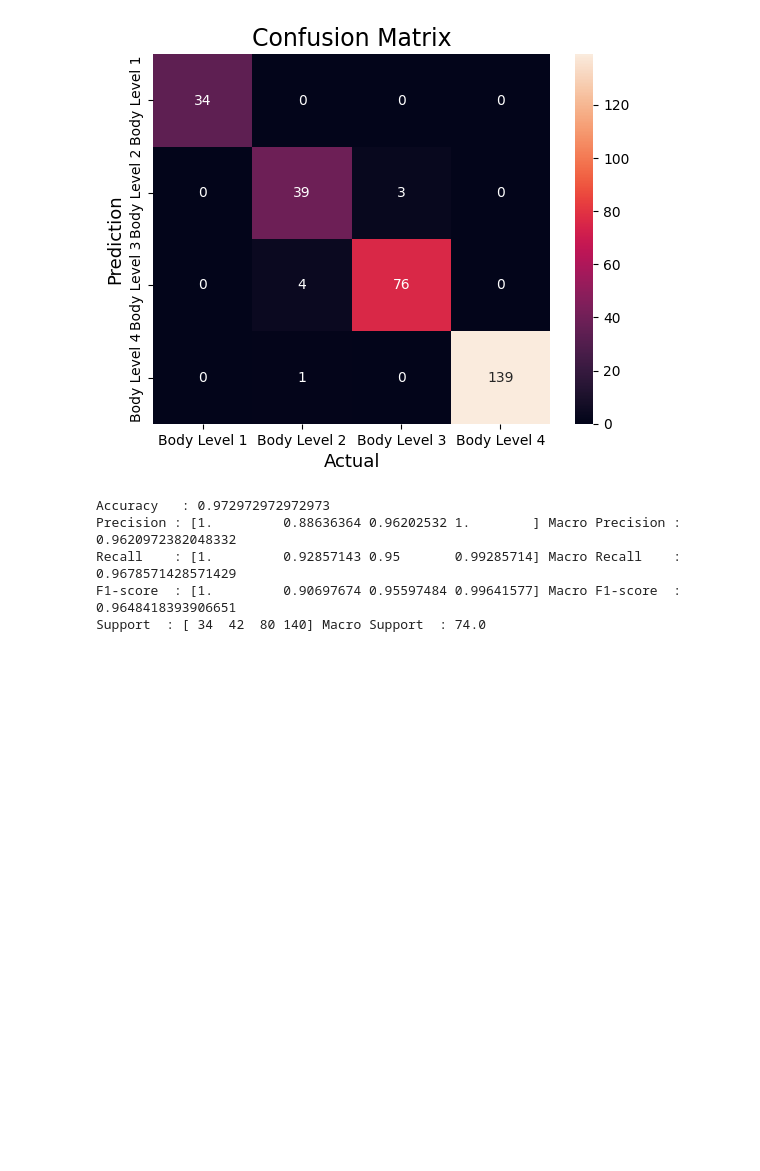
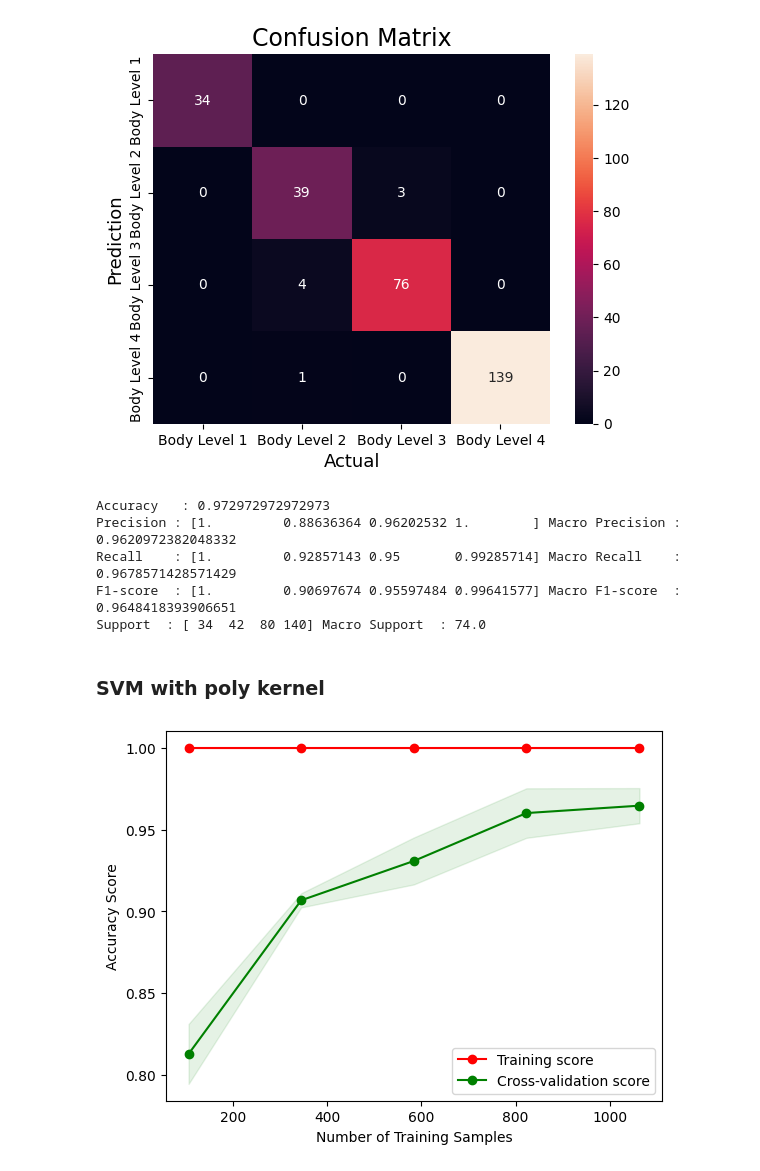
Before and after one commit to AhmadJamal01/Body-Level-Classification, a Jupyter notebook: models/SVM.ipynb, the cells around one changed output. Drawn from its saved outputs; the diff is of its cells as text; code cells hidden in the pictures; blank space fills up the shorter version.

Commit message:
adding graphs

```diff
--- a/models/SVM.ipynb
+++ b/models/SVM.ipynb
@@ -640,3 +646,31 @@ Precision : [1.         0.88636364 0.96202532 1.        ] Macro Precision : 0.96
 Recall    : [1.         0.92857143 0.95       0.99285714] Macro Recall    : 0.9678571428571429
 F1-score  : [1.         0.90697674 0.95597484 0.99641577] Macro F1-score  : 0.9648418393906651
 Support  : [ 34  42  80 140] Macro Support  : 74.0
+# %% [markdown]
+### SVM with poly kernel
+# %%
+X = np.concatenate((x_train, x_val), axis=0)
+y = np.concatenate((y_train, y_val), axis=0)
+train_sizes, train_scores, val_scores = learning_curve(clf, X, y, cv=5)
+
+train_scores_mean = np.mean(train_scores, axis=1)
+train_scores_std = np.std(train_scores, axis=1)
+val_scores_mean = np.mean(val_scores, axis=1)
+val_scores_std = np.std(val_scores, axis=1)
+
+plt.fill_between(train_sizes, train_scores_mean - train_scores_std,
+                 train_scores_mean + train_scores_std, alpha=0.1,
+                 color="r")
+plt.fill_between(train_sizes, val_scores_mean - val_scores_std,
+                 val_scores_mean + val_scores_std, alpha=0.1,
+                 color="g")
+plt.plot(train_sizes, train_scores_mean, 'o-', color="r",
+         label="Training score")
+plt.plot(train_sizes, val_scores_mean, 'o-', color="g",
+         label="Cross-validation score")
+plt.xlabel('Number of Training Samples')
+plt.ylabel('Accuracy Score')
+plt.legend(loc="best")
+plt.show()
+# %% [output]
+[figure, added]
```
Also changed, not shown: parts of 16 cells of this notebook.
